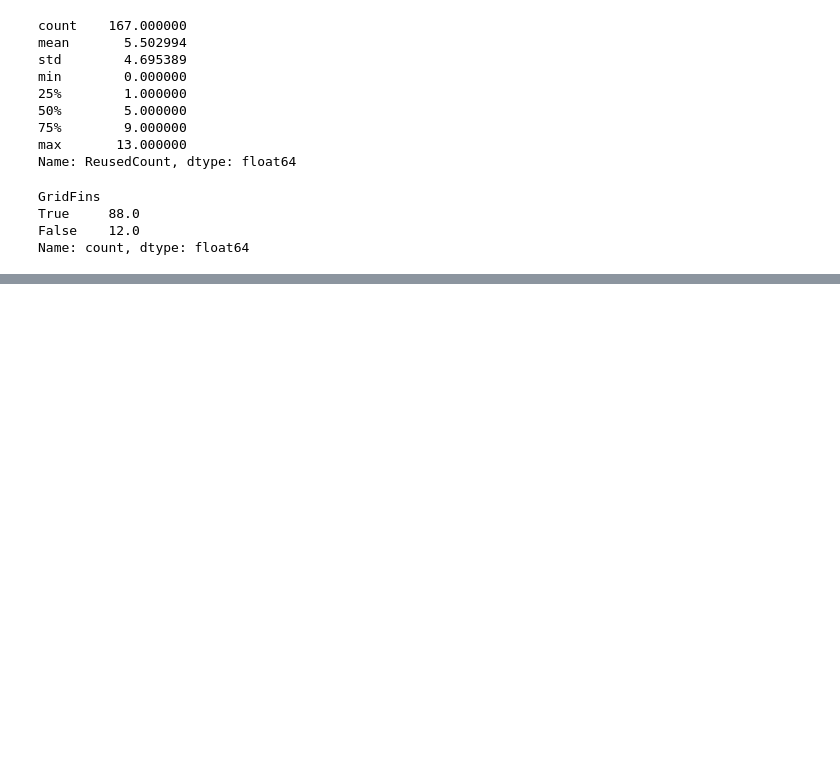
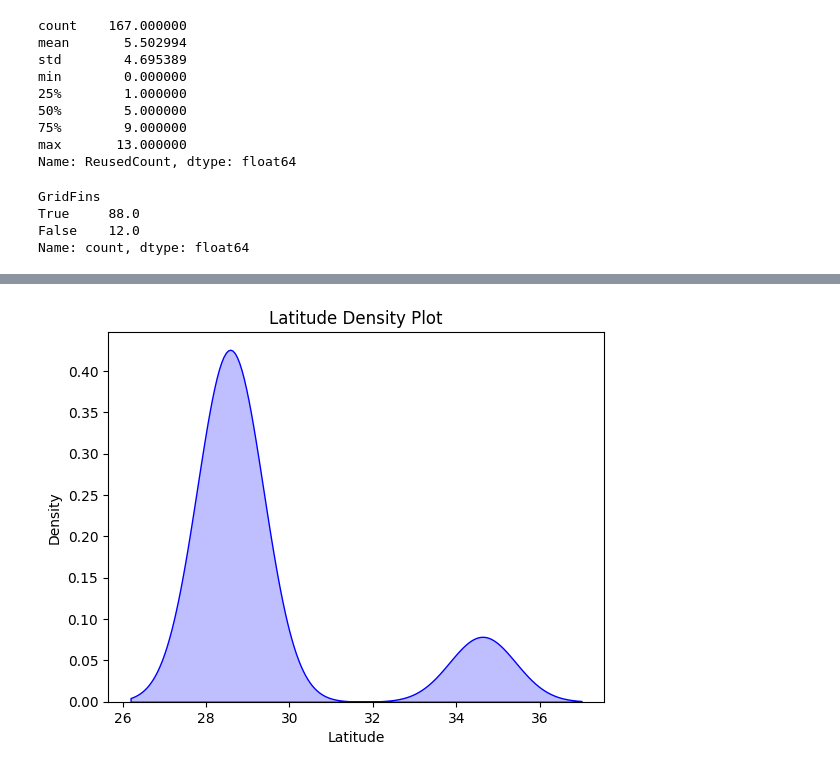
Before and after one commit to ChakshuGrover225/SpaceX-Falcon9-Launch-Mission-Success-Prediction---EDA, a Jupyter notebook: Data_wrangling.ipynb, the cells around one changed output, grey strips where cells are left out. Drawn from its saved outputs; the diff is of its cells as text; code cells hidden in the pictures; blank space fills up the shorter version.

```diff
--- a/Data_wrangling.ipynb
+++ b/Data_wrangling.ipynb
@@ -156,0 +287,18 @@ Name: count, dtype: float64
+# %%
+latitude_list = dataset['Latitude'].to_list()
+longitude_list= dataset['Longitude'].to_list()
+
+
+
+
+#Density Plot (Kernel Density Estimate)
+plt.subplot(1, 1, 1)
+sns.kdeplot(latitude_list, fill=True, color='blue')
+plt.title("Latitude Density Plot")
+plt.xlabel("Latitude")
+plt.ylabel("Density")
+
+
+plt.show()
+# %% [output]
+[figure, added]
```
Also changed, not shown: parts of 14 cells of this notebook, 1 other file.
